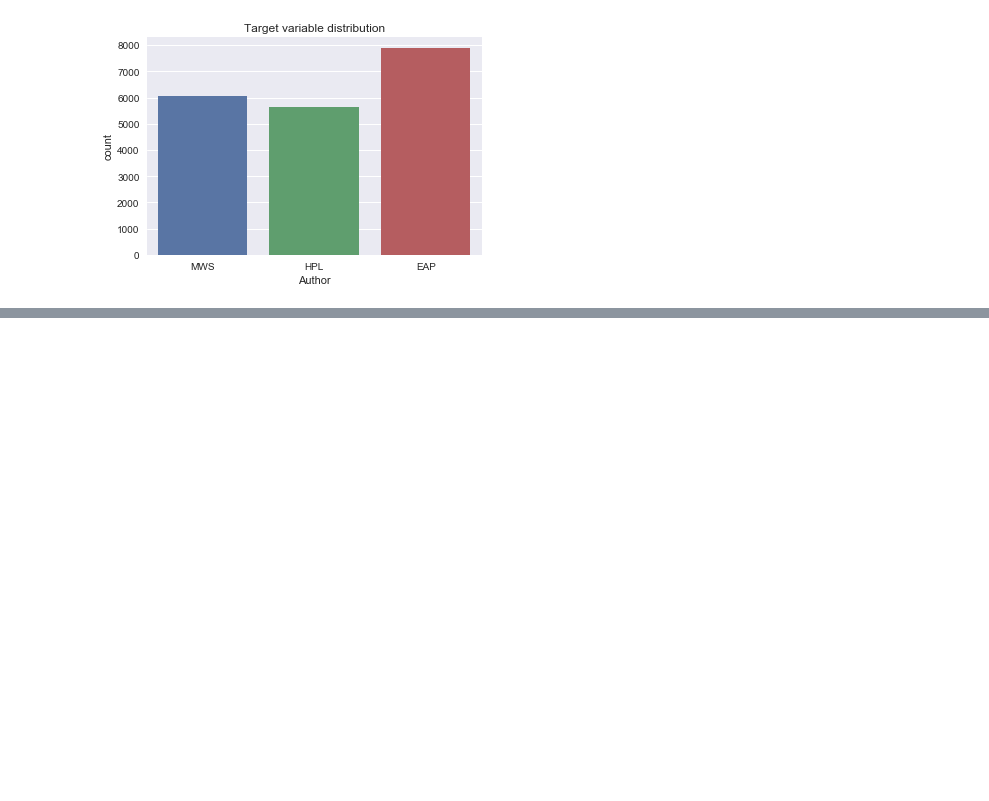
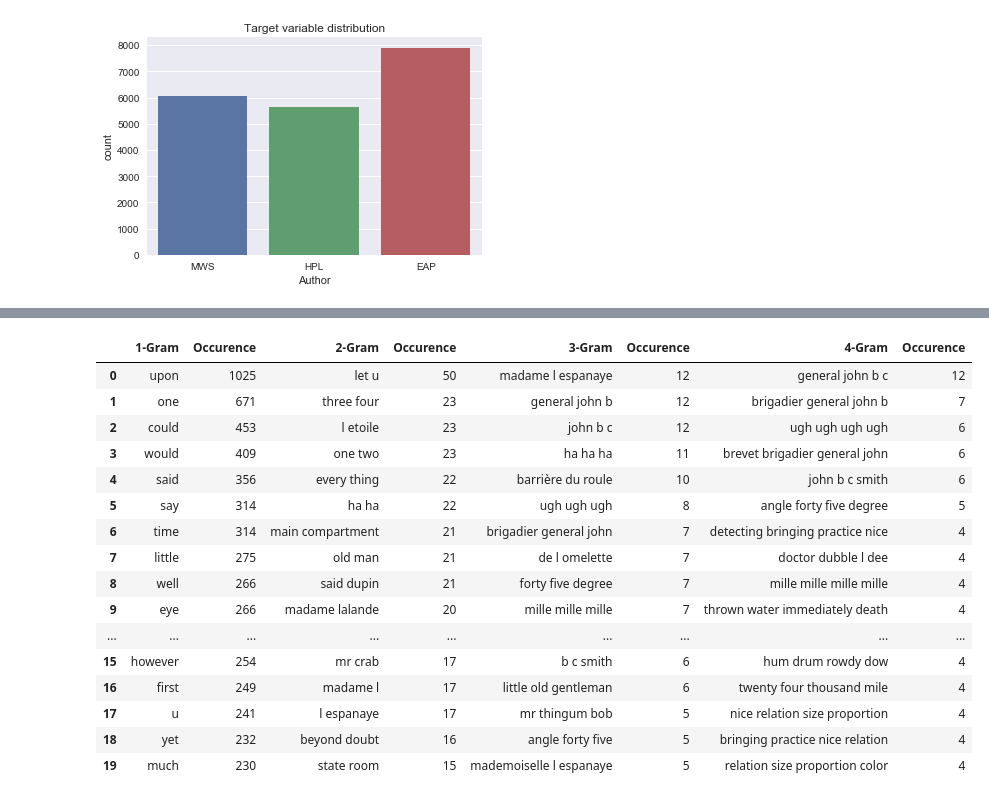
Before and after one commit to chintan04/ADS, a Jupyter notebook: EDA.ipynb, the cells around one changed output, grey strips where cells are left out. Saved outputs shown, nothing was run; the diff lists cells and outputs as text; code cells hidden in the pictures; blank space fills up the shorter version.

```diff
--- a/EDA.ipynb
+++ b/EDA.ipynb
@@ -144,3 +174,10 @@ from nltk.tokenize import RegexpTokenizer
 tokenizer = RegexpTokenizer(r'\w+')
 stop_words = set(stopwords.words('english'))
 lemm = WordNetLemmatizer()
+
+def preprocessing(data):
+    txt = data.str.lower().str.cat(sep=' ') #1
+    words = tokenizer.tokenize(txt) #2
+    words = [w for w in words if not w in stop_words] #3
+    words = [lemm.lemmatize(w) for w in words] #4
+    return words
@@ -146,0 +230,43 @@ lemm = WordNetLemmatizer()
+# %%
+## Functions to get the grams
+def get_ngrams(text, n):
+    n_grams = ngrams((text), n)
+    return [ ' '.join(grams) for grams in n_grams]
+
+def gramfreq(text,n,num):
+    # Extracting bigrams
+    result = get_ngrams(text,n)
+    # Counting bigrams
+    result_count = Counter(result)
+    # Converting to the result to a data frame
+    df = pd.DataFrame.from_dict(result_count, orient='index')
+    df = df.rename(columns={'index':'words', 0:'frequency'}) # Renaming index column name
+    return df.sort_values(["frequency"],ascending=[0])[:num]
+
+def gram_table(x, gram, length):
+    out = pd.DataFrame(index=None)
+    for i in gram:
+        table = pd.DataFrame(gramfreq(preprocessing(train[train.author == x]['text']),i,length).reset_index())
+        table.columns = ["{}-Gram".format(i),"Occurence"]
+        out = pd.concat([out, table], axis=1)
+    return out
+# %%
+gram_table(x="EAP", gram=[1,2,3,4], length=20)
+# %% [output]
+|  | 1-Gram | Occurence | 2-Gram | Occurence | 3-Gram | Occurence | 4-Gram | Occurence |
+| 0 | upon | 1025 | let u | 50 | madame l espanaye | 12 | general john b c | 12 |
+| 1 | one | 671 | three four | 23 | general john b | 12 | brigadier general john b | 7 |
+| 2 | could | 453 | l etoile | 23 | john b c | 12 | ugh ugh ugh ugh | 6 |
+| 3 | would | 409 | one two | 23 | ha ha ha | 11 | brevet brigadier general john | 6 |
+| 4 | said | 356 | every thing | 22 | barrière du roule | 10 | john b c smith | 6 |
+| 5 | say | 314 | ha ha | 22 | ugh ugh ugh | 8 | angle forty five degree | 5 |
+| 6 | time | 314 | main compartment | 21 | brigadier general john | 7 | detecting bringing practice nice | 4 |
+| 7 | little | 275 | old man | 21 | de l omelette | 7 | doctor dubble l dee | 4 |
+| 8 | well | 266 | said dupin | 21 | forty five degree | 7 | mille mille mille mille | 4 |
+| 9 | eye | 266 | madame lalande | 20 | mille mille mille | 7 | thrown water immediately death | 4 |
+| ... | ... | ... | ... | ... | ... | ... | ... | ... |
+| 15 | however | 254 | mr crab | 17 | b c smith | 6 | hum drum rowdy dow | 4 |
+| 16 | first | 249 | madame l | 17 | little old gentleman | 6 | twenty four thousand mile | 4 |
+| 17 | u | 241 | l espanaye | 17 | mr thingum bob | 5 | nice relation size proportion | 4 |
+| 18 | yet | 232 | beyond doubt | 16 | angle forty five | 5 | bringing practice nice relation | 4 |
+| 19 | much | 230 | state room | 15 | mademoiselle l espanaye | 5 | relation size proportion color | 4 |
```
Also changed, not shown: parts of 28 cells of this notebook.
